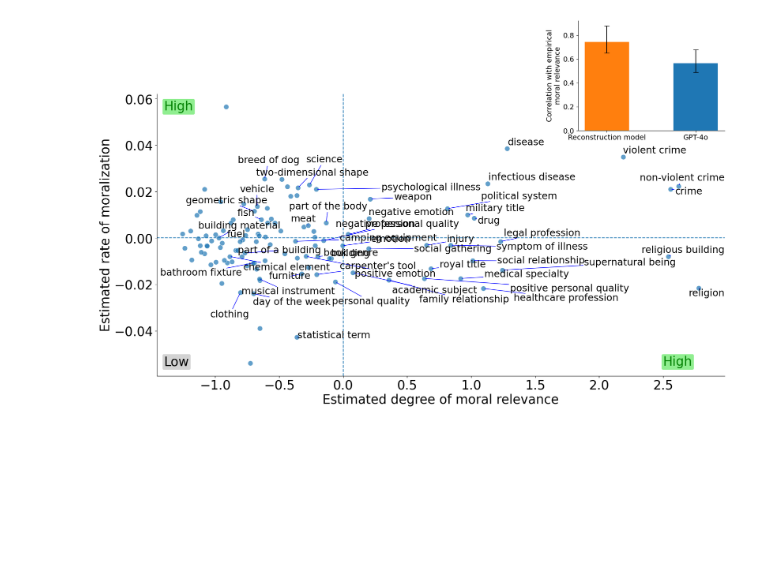
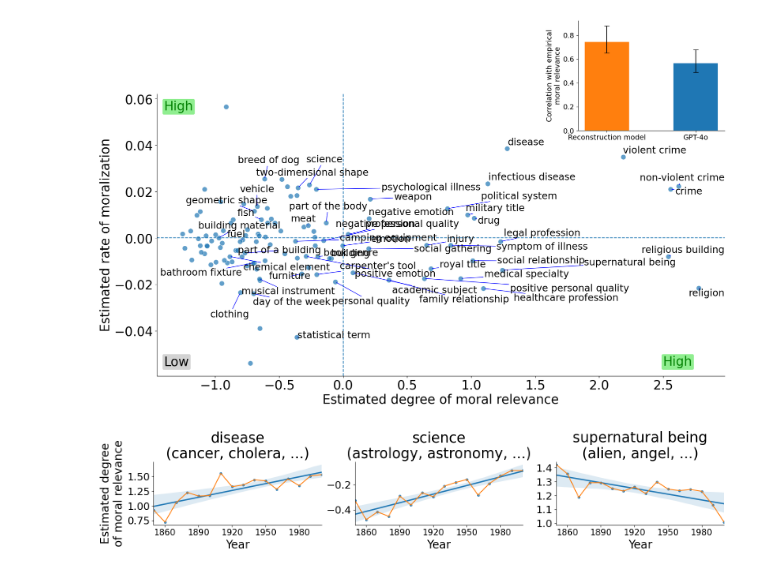
Before and after one commit to AidaRamezani/moralization_temporal, a Jupyter notebook: notebooks/coha_category_eval.ipynb, the cells around one changed output. Cells and saved outputs as stored; diff of their text form; code cells hidden in the pictures; blank space fills up the shorter version.

Commit message:
category eval

```diff
--- a/notebooks/coha_category_eval.ipynb
+++ b/notebooks/coha_category_eval.ipynb
@@ -304,3 +304,32 @@ sns.despine()
 plt.savefig('notebooks/figs/figure4_coha.pdf',dpi = 500, bbox_inches = 'tight')
 # %% [output]
 [figure]
+# %%
+fig,axes = plt.subplots(1, 3,figsize = (18, 2),sharey = False)
+for i, ax in enumerate(axes):
+    c = groups[i]
+    r2_score = r2[c]
+    coef_score = coef[c]
+
+    plot_df = rel_df.loc[rel_df.category == c]
+    plot_df_2 = plot_df.groupby('year').outputs_z.mean().reset_index()
+
+    sns.regplot(data = plot_df_2, x = 'year', y = 'outputs_z',ax =ax, scatter_kws={'s':15})
+    sns.lineplot(data = plot_df_2, x = 'year', y = 'outputs_z',ax =ax)
+    ax.set_xlim(plot_df_2.year.min(), plot_df_2.year.max())
+    c_terms = ", ".join(list(plot_df.loc[plot_df.category == c].words.unique())[:2]) + ', ...'
+    ax.set_title(c + '\n(' + c_terms + ')', fontsize = 25)
+
+    if i != 0:
+        ax.set_ylabel('')
+    else:
+        ax.set_ylabel('Estimated degree\nof moral relevance',fontsize = 20)
+    ax.set_xlabel('Year',fontsize = 20)
+
+    ax.set_xticks(np.arange(1860, 2010, 30),np.arange(1860, 2010, 30), fontsize = 15)
+    ax.set_yticklabels(ax.get_yticklabels(), fontsize = 18)
+sns.despine()
+
+plt.show()
+# %% [output]
+[figure, added]
```
Also changed, not shown: parts of 13 cells of this notebook.
